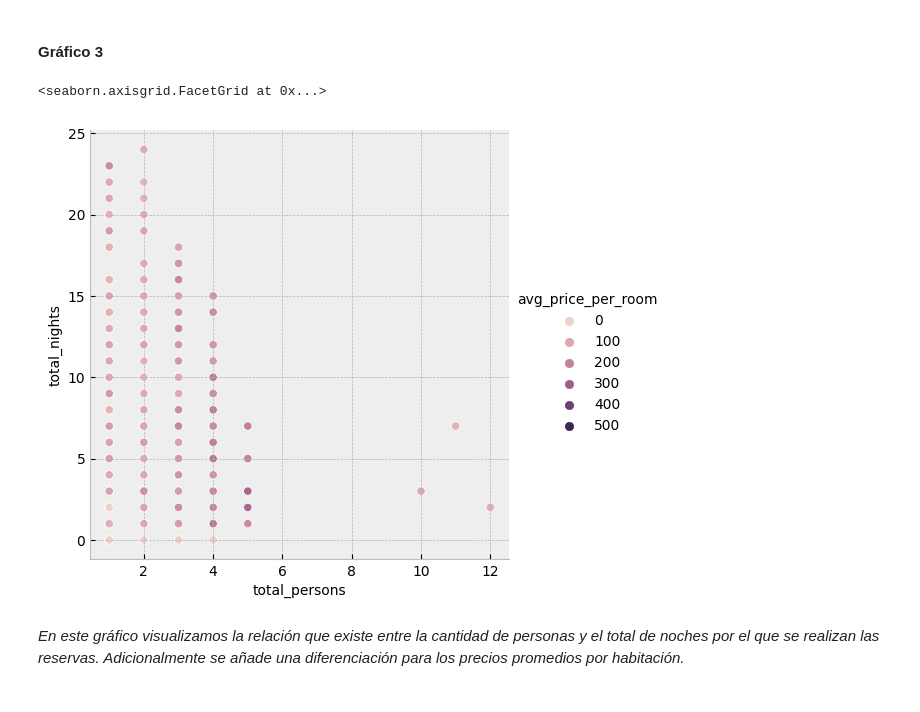
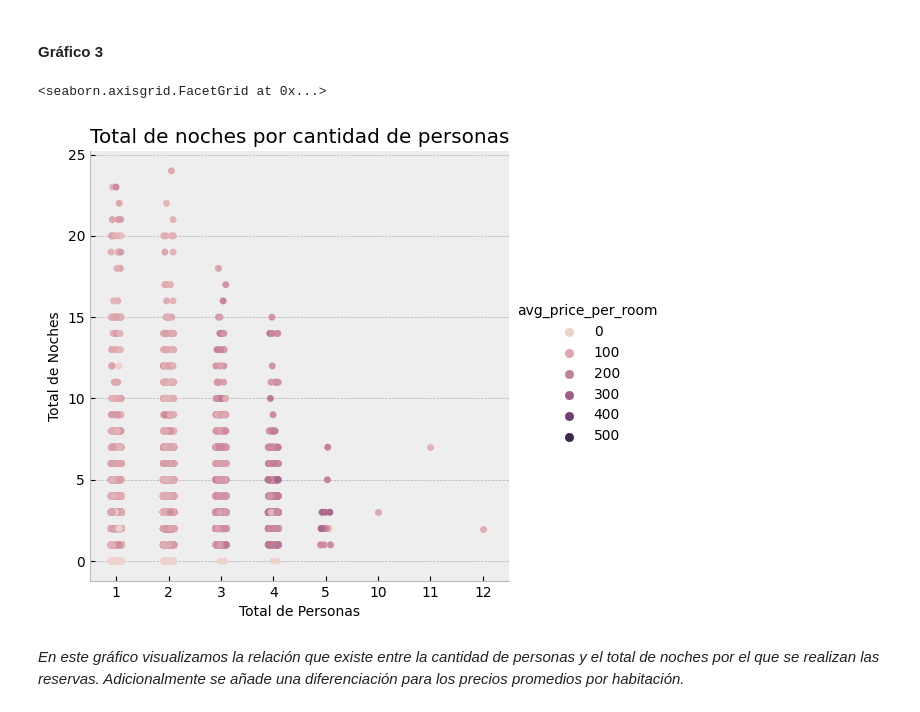
Before and after one commit to daniperez92/Data_Science, a Jupyter notebook: Segundo Desafío/VisualizaciónPerez.ipynb, the cells around one changed output. Cells and saved outputs as stored; diff of their text form; code cells hidden in the pictures.

```diff
--- a/Segundo Desafío/VisualizaciónPerez.ipynb
+++ b/Segundo Desafío/VisualizaciónPerez.ipynb
@@ -101,10 +153,11 @@ sns.displot(data=hotel_total,x='booking_status', hue='market_segment_type', col=
 *De acuedo a la segmentación de mercado, el total de reservas canceladas y no canceladas.*
 # %% [markdown]
 #### Gráfico 3
-# %%
-sns.relplot(data=hotel_total, x='total_persons', y='total_nights', hue='avg_price_per_room')
-# %% [output]
-<seaborn.axisgrid.FacetGrid at 0x...>
-[figure, removed]
+# %%
+np = sns.catplot(data=hotel_total, x='total_persons', y='total_nights', hue='avg_price_per_room')
+np.set(xlabel='Total de Personas', ylabel='Total de Noches', title='Total de noches por cantidad de personas')
+# %% [output]
+<seaborn.axisgrid.FacetGrid at 0x...>
+[figure, added]
 # %% [markdown]
 *En este gráfico visualizamos la relación que existe entre la cantidad de personas y el total de noches por el que se realizan las reservas. Adicionalmente se añade una diferenciación para los precios promedios por habitación.*
```
Also changed, not shown: parts of 7 cells of this notebook.
